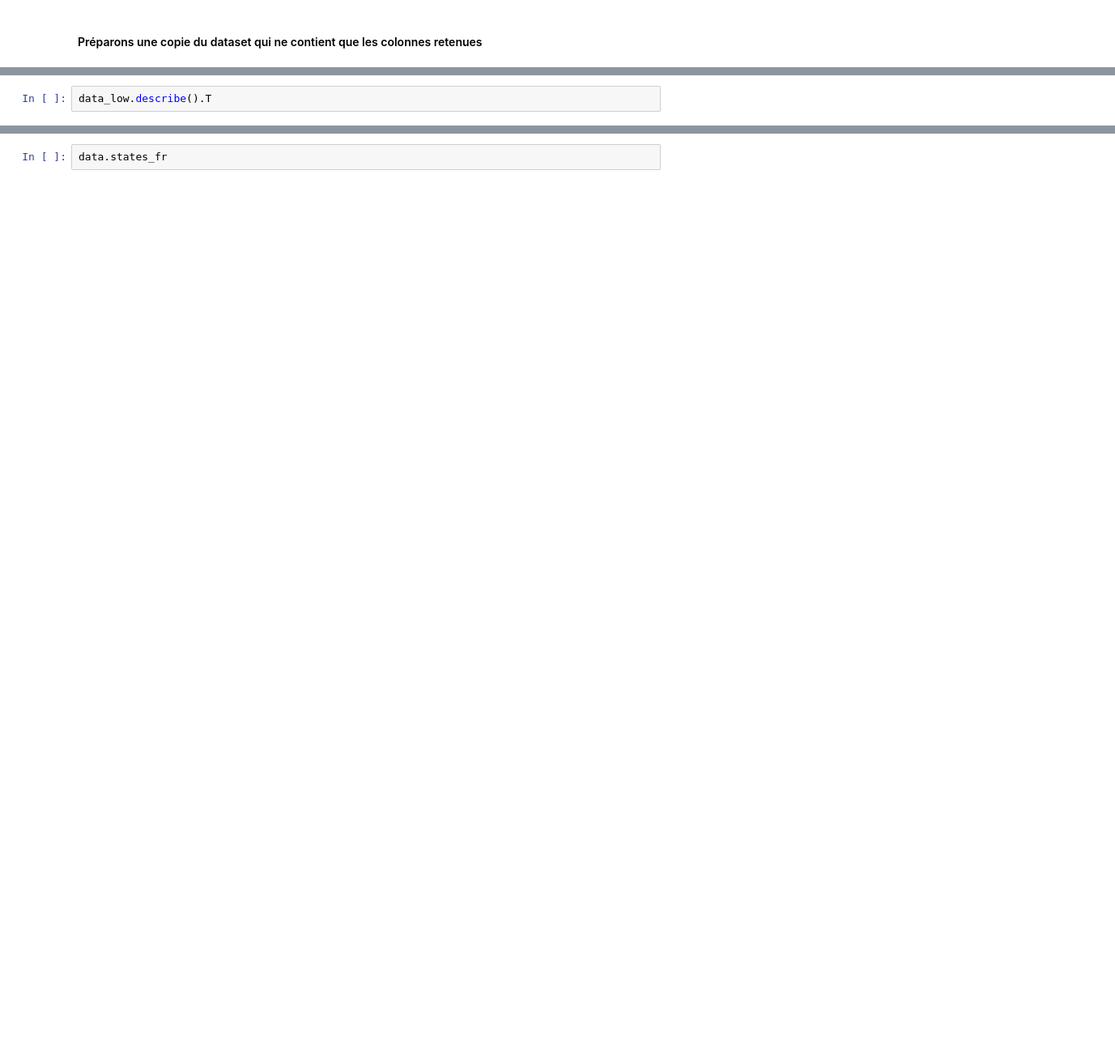
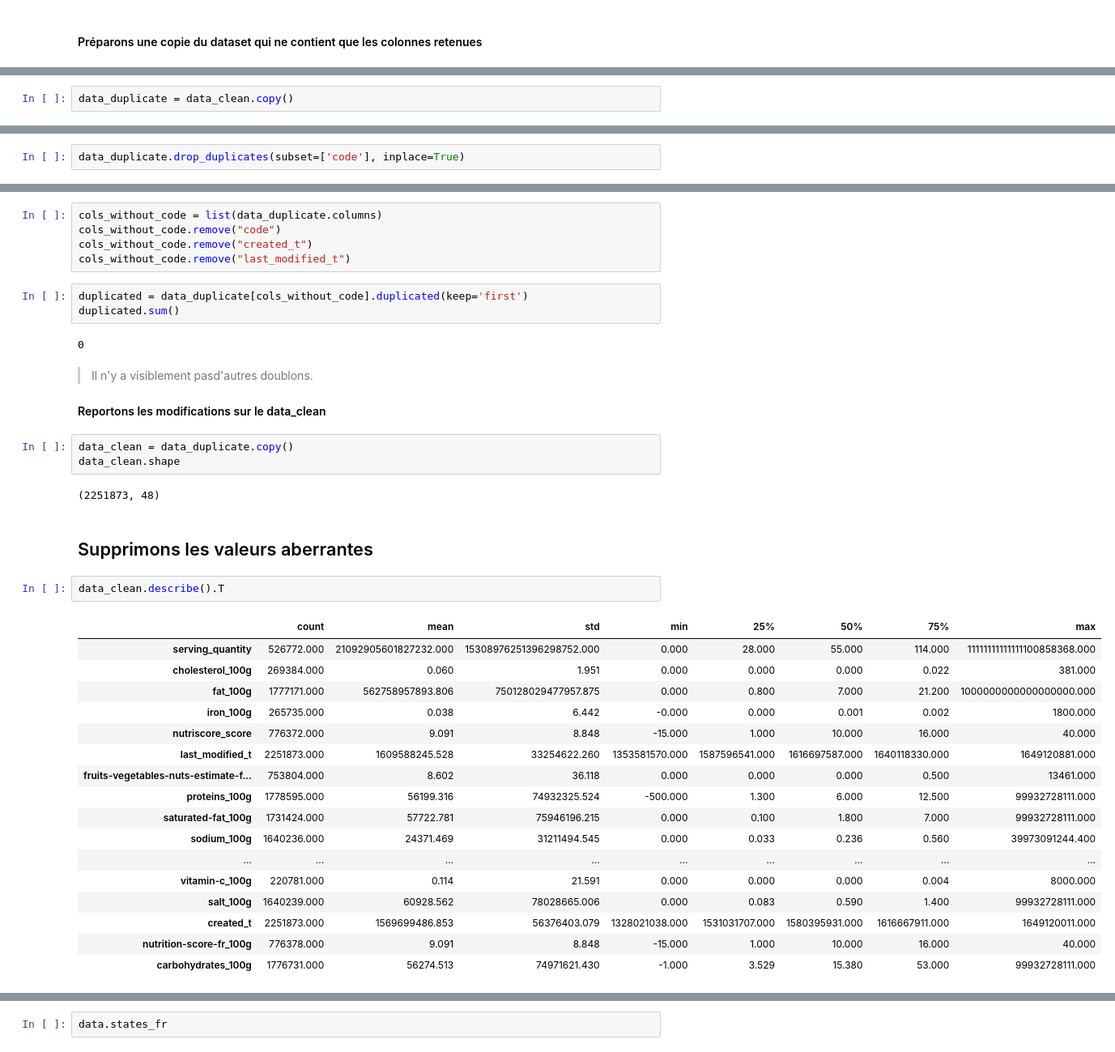
Before and after one commit to Valkea/OC_AI_03, a Jupyter notebook: Cleaning.ipynb, the cells around one changed output, grey strips where cells are left out. Shown at 81% size. Saved outputs shown, nothing was run; the diff lists cells and outputs as text; blank space fills up the shorter version.

Commit message:
feature: remove duplicates & starting to search for outliers

```diff
--- a/Cleaning.ipynb
+++ b/Cleaning.ipynb
@@ -332,0 +440,2 @@ data_low.shape
+# %%
+data_duplicate = data_clean.copy()
@@ -332,0 +449,2 @@ data_low.shape
+# %%
+data_duplicate.drop_duplicates(subset=['code'], inplace=True)
@@ -333,2 +455,41 @@ data_low.shape
+# %%
+cols_without_code = list(data_duplicate.columns)
+cols_without_code.remove("code")
+cols_without_code.remove("created_t")
+cols_without_code.remove("last_modified_t")
+# %%
+duplicated = data_duplicate[cols_without_code].duplicated(keep='first')
+duplicated.sum()
+# %% [output]
+0
+# %% [markdown]
+> Il n'y a visiblement pasd'autres doublons.
+
+#### Reportons les modifications sur le data_clean
+# %%
+data_clean = data_duplicate.copy()
+data_clean.shape
+# %% [output]
+(2251873, 48)
+# %% [markdown]
+## Supprimons les valeurs aberrantes
 # %%
-data_low.describe().T
+data_clean.describe().T
+# %% [output]
+|  | count | mean | std | min | 25% | 50% | 75% | max |
+| serving_quantity | 526772.000 | 21092905601827232.000 | 15308976251396298752.000 | 0.000 | 28.000 | 55.000 | 114.000 | 11111111111111100858368.000 |
+| cholesterol_100g | 269384.000 | 0.060 | 1.951 | 0.000 | 0.000 | 0.000 | 0.022 | 381.000 |
+| fat_100g | 1777171.000 | 562758957893.806 | 750128029477957.875 | 0.000 | 0.800 | 7.000 | 21.200 | 1000000000000000000.000 |
+| iron_100g | 265735.000 | 0.038 | 6.442 | -0.000 | 0.000 | 0.001 | 0.002 | 1800.000 |
+| nutriscore_score | 776372.000 | 9.091 | 8.848 | -15.000 | 1.000 | 10.000 | 16.000 | 40.000 |
+| last_modified_t | 2251873.000 | 1609588245.528 | 33254622.260 | 1353581570.000 | 1587596541.000 | 1616697587.000 | 1640118330.000 | 1649120881.000 |
+| fruits-vegetables-nuts-estimate-f... | 753804.000 | 8.602 | 36.118 | 0.000 | 0.000 | 0.000 | 0.500 | 13461.000 |
+| proteins_100g | 1778595.000 | 56199.316 | 74932325.524 | -500.000 | 1.300 | 6.000 | 12.500 | 99932728111.000 |
+| saturated-fat_100g | 1731424.000 | 57722.781 | 75946196.215 | 0.000 | 0.100 | 1.800 | 7.000 | 99932728111.000 |
+| sodium_100g | 1640236.000 | 24371.469 | 31211494.545 | 0.000 | 0.033 | 0.236 | 0.560 | 39973091244.400 |
+| ... | ... | ... | ... | ... | ... | ... | ... | ... |
+| vitamin-c_100g | 220781.000 | 0.114 | 21.591 | 0.000 | 0.000 | 0.000 | 0.004 | 8000.000 |
+| salt_100g | 1640239.000 | 60928.562 | 78028665.006 | 0.000 | 0.083 | 0.590 | 1.400 | 99932728111.000 |
+| created_t | 2251873.000 | 1569699486.853 | 56376403.079 | 1328021038.000 | 1531031707.000 | 1580395931.000 | 1616667911.000 | 1649120011.000 |
+| nutrition-score-fr_100g | 776378.000 | 9.091 | 8.848 | -15.000 | 1.000 | 10.000 | 16.000 | 40.000 |
+| carbohydrates_100g | 1776731.000 | 56274.513 | 74971621.430 | -1.000 | 3.529 | 15.380 | 53.000 | 99932728111.000 |
```
Also changed, not shown: parts of 59 cells of this notebook.
